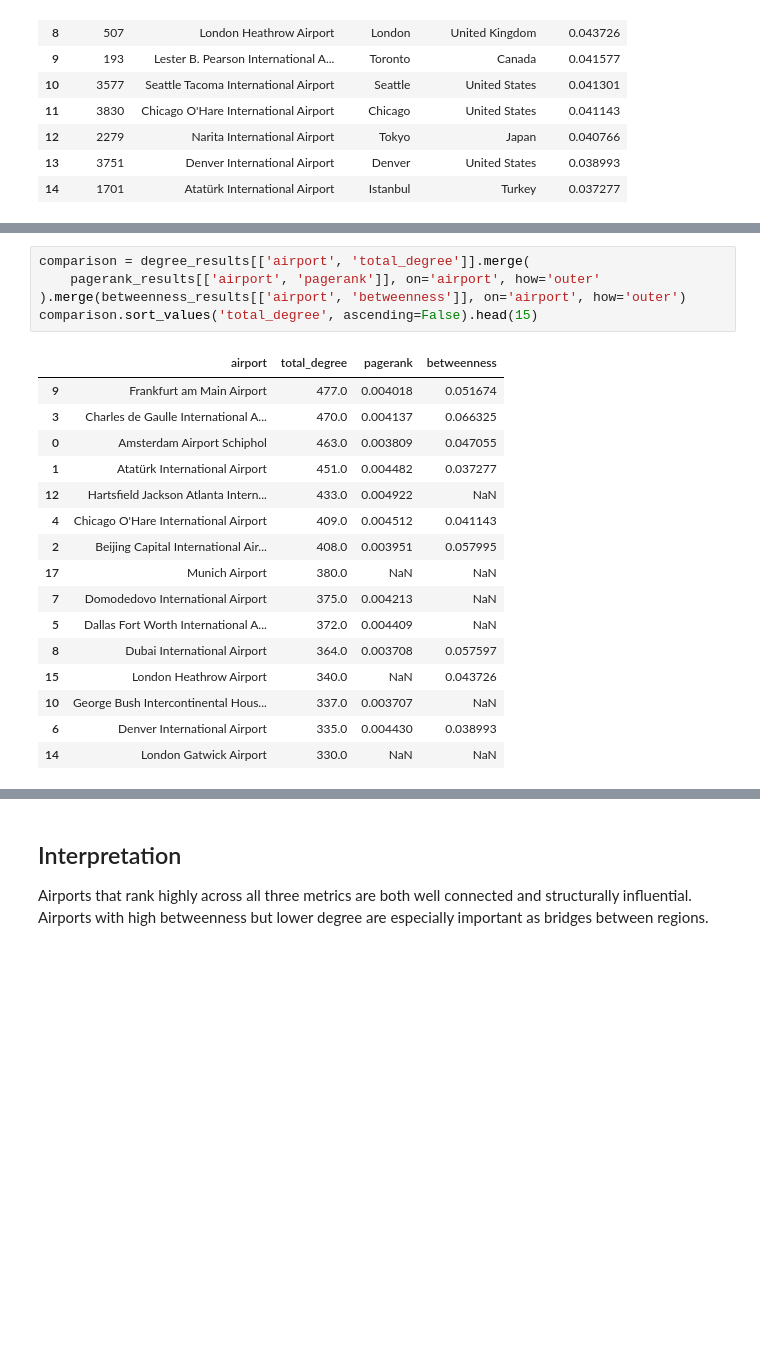
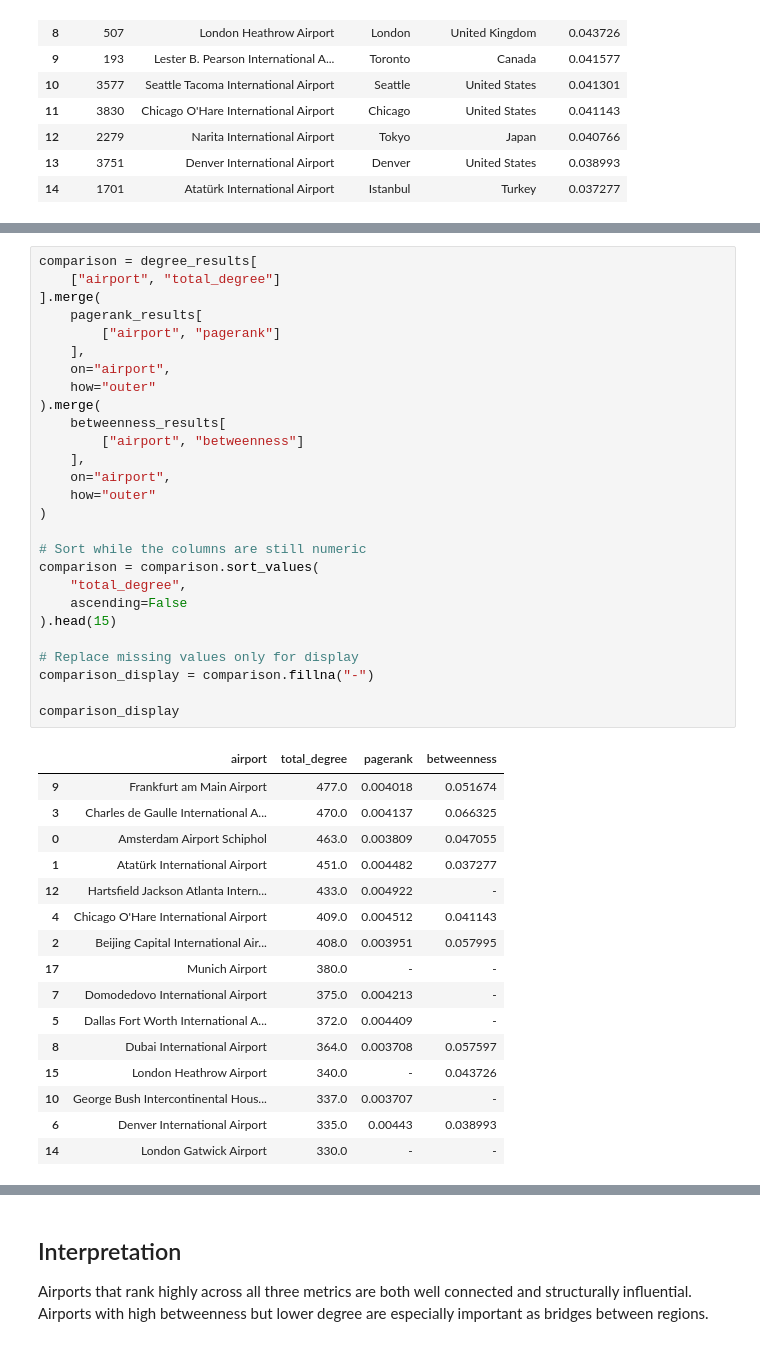
Before and after one commit to Himanshi2701/Global-Airport-Network-Analysis, a Jupyter notebook: Notebooks/04_Centrality_Analysis.ipynb, the cells around one changed output, grey strips where cells are left out. Saved outputs shown, nothing was run; the diff lists cells and outputs as text; blank space fills up the shorter version.

```diff
--- a/Notebooks/04_Centrality_Analysis.ipynb
+++ b/Notebooks/04_Centrality_Analysis.ipynb
@@ -109,22 +144,44 @@ betweenness_results.reset_index(drop=True)
 # %%
-comparison = degree_results[['airport', 'total_degree']].merge(
-    pagerank_results[['airport', 'pagerank']], on='airport', how='outer'
-).merge(betweenness_results[['airport', 'betweenness']], on='airport', how='outer')
-comparison.sort_values('total_degree', ascending=False).head(15)
+comparison = degree_results[
+    ["airport", "total_degree"]
+].merge(
+    pagerank_results[
+        ["airport", "pagerank"]
+    ],
+    on="airport",
+    how="outer"
+).merge(
+    betweenness_results[
+        ["airport", "betweenness"]
+    ],
+    on="airport",
+    how="outer"
+)
+
+# Sort while the columns are still numeric
+comparison = comparison.sort_values(
+    "total_degree",
+    ascending=False
+).head(15)
+
+# Replace missing values only for display
+comparison_display = comparison.fillna("-")
+
+comparison_display
 # %% [output]
 |  | airport | total_degree | pagerank | betweenness |
 | 9 | Frankfurt am Main Airport | 477.0 | 0.004018 | 0.051674 |
 | 3 | Charles de Gaulle International A... | 470.0 | 0.004137 | 0.066325 |
 | 0 | Amsterdam Airport Schiphol | 463.0 | 0.003809 | 0.047055 |
 | 1 | Atatürk International Airport | 451.0 | 0.004482 | 0.037277 |
-| 12 | Hartsfield Jackson Atlanta Intern... | 433.0 | 0.004922 | NaN |
+| 12 | Hartsfield Jackson Atlanta Intern... | 433.0 | 0.004922 | - |
 | 4 | Chicago O'Hare International Airport | 409.0 | 0.004512 | 0.041143 |
 | 2 | Beijing Capital International Air... | 408.0 | 0.003951 | 0.057995 |
-| 17 | Munich Airport | 380.0 | NaN | NaN |
-| 7 | Domodedovo International Airport | 375.0 | 0.004213 | NaN |
-| 5 | Dallas Fort Worth International A... | 372.0 | 0.004409 | NaN |
+| 17 | Munich Airport | 380.0 | - | - |
+| 7 | Domodedovo International Airport | 375.0 | 0.004213 | - |
+| 5 | Dallas Fort Worth International A... | 372.0 | 0.004409 | - |
 | 8 | Dubai International Airport | 364.0 | 0.003708 | 0.057597 |
-| 15 | London Heathrow Airport | 340.0 | NaN | 0.043726 |
-| 10 | George Bush Intercontinental Hous... | 337.0 | 0.003707 | NaN |
-| 6 | Denver International Airport | 335.0 | 0.004430 | 0.038993 |
-| 14 | London Gatwick Airport | 330.0 | NaN | NaN |
+| 15 | London Heathrow Airport | 340.0 | - | 0.043726 |
+| 10 | George Bush Intercontinental Hous... | 337.0 | 0.003707 | - |
+| 6 | Denver International Airport | 335.0 | 0.00443 | 0.038993 |
+| 14 | London Gatwick Airport | 330.0 | - | - |
```
Also changed, not shown: parts of 5 cells of this notebook, 11 other files.
